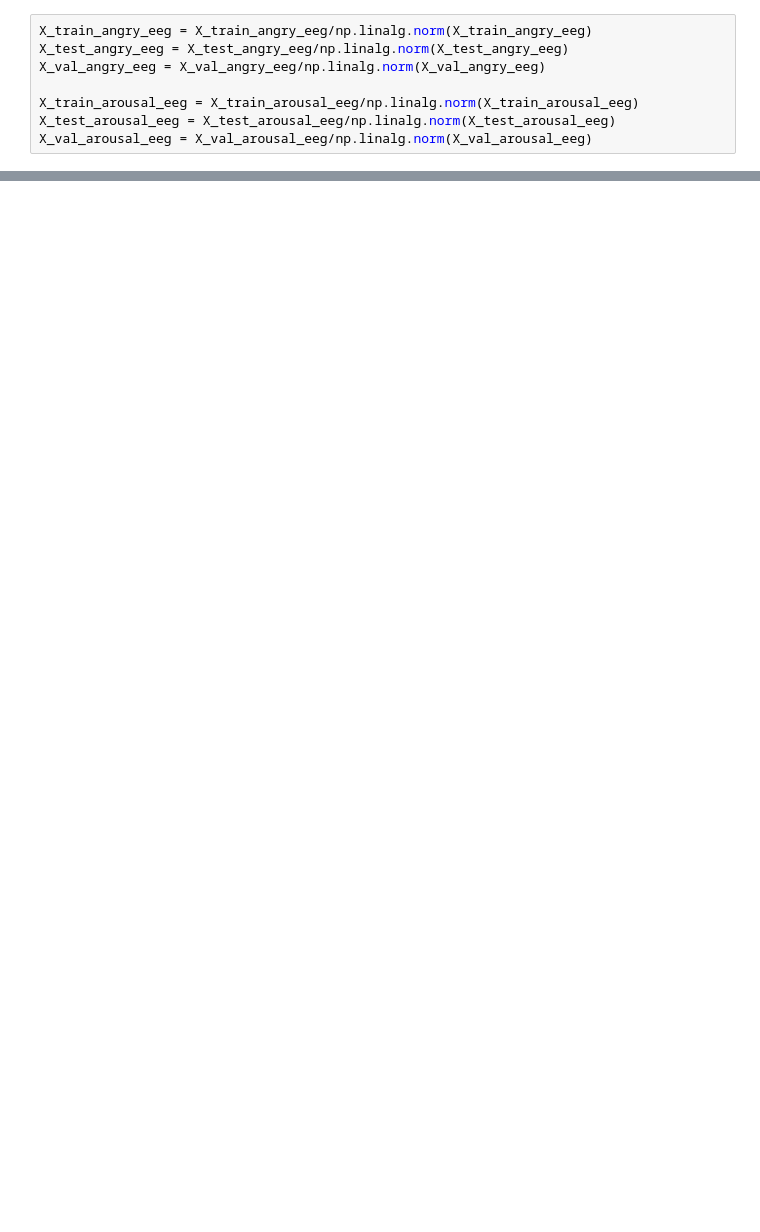
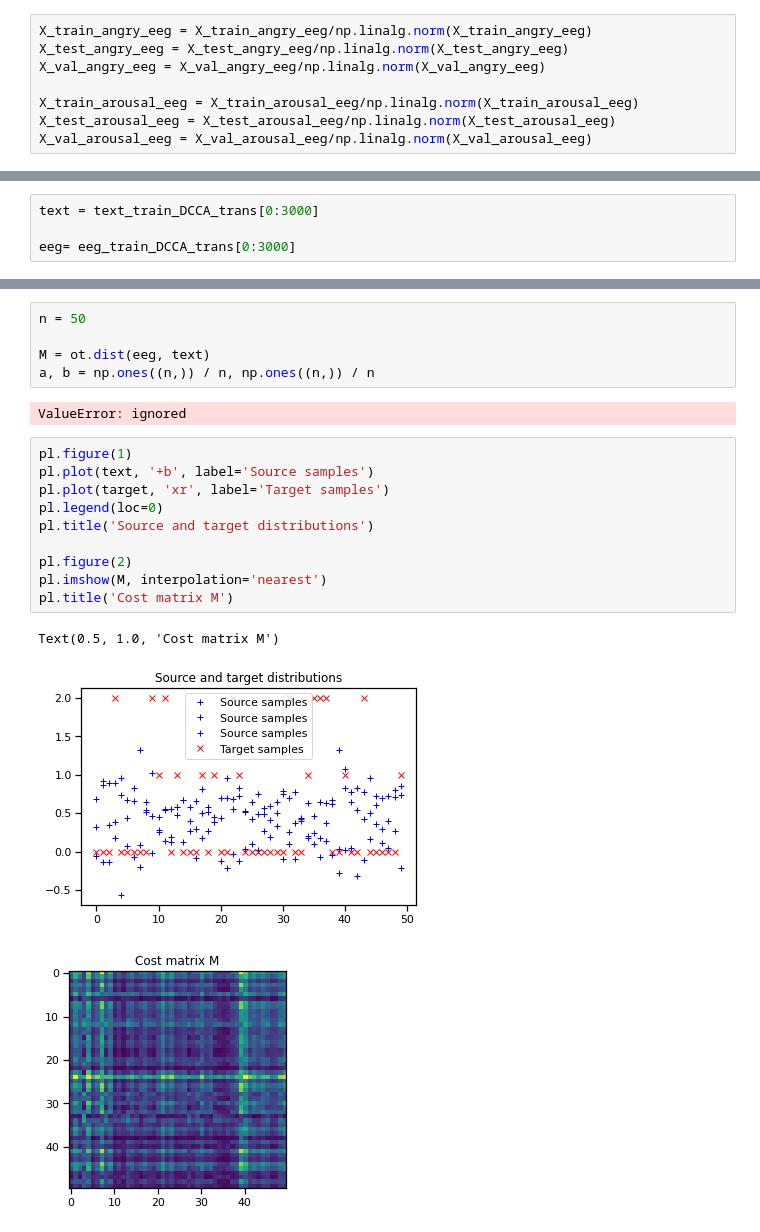
Before and after one commit to saber258/EEG_Text_alignment, a Jupyter notebook: main_trans_KEMOCON/view.ipynb, the cells around one changed output, grey strips where cells are left out. Saved outputs shown, nothing was run; the diff lists cells and outputs as text; blank space fills up the shorter version.

```diff
--- a/main_trans_KEMOCON/view.ipynb
+++ b/main_trans_KEMOCON/view.ipynb
@@ -647,0 +613,4 @@ DataParallel(
+# %%
+text = text_train_DCCA_trans[0:3000]
+
+eeg= eeg_train_DCCA_trans[0:3000]
@@ -647,0 +627,21 @@ DataParallel(
+# %%
+n = 50
+
+M = ot.dist(eeg, text)
+a, b = np.ones((n,)) / n, np.ones((n,)) / n
+# %% [output]
+ValueError: ignored
+# %%
+pl.figure(1)
+pl.plot(text, '+b', label='Source samples')
+pl.plot(target, 'xr', label='Target samples')
+pl.legend(loc=0)
+pl.title('Source and target distributions')
+
+pl.figure(2)
+pl.imshow(M, interpolation='nearest')
+pl.title('Cost matrix M')
+# %% [output]
+Text(0.5, 1.0, 'Cost matrix M')
+[figure, added]
+[figure, added]
```
Also changed, not shown: parts of 81 cells of this notebook, 19 other files.
